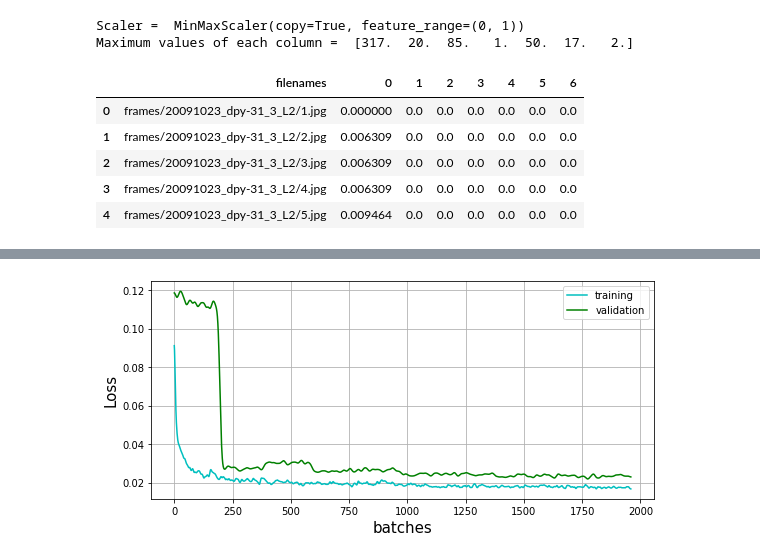
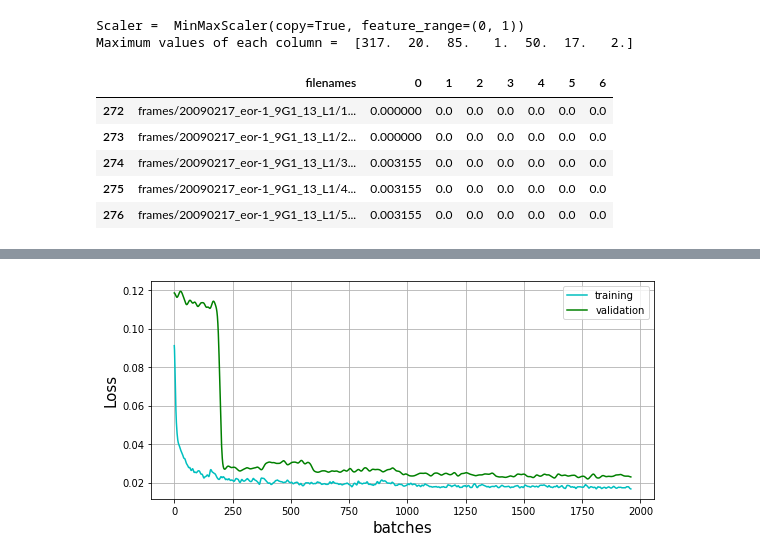
Before and after one commit to devoworm/GSoC-2020, a Jupyter notebook: Pre-trained Models (DevLearning)/notebooks/embryo_analysis/video_analysis/estimate_cell_family_population.ipynb, the cells around one changed output, grey strips where cells are left out. Saved outputs shown, nothing was run; the diff lists cells and outputs as text; code cells hidden in the pictures.

```diff
--- a/Pre-trained Models (DevLearning)/notebooks/embryo_analysis/video_analysis/estimate_cell_family_population.ipynb
+++ b/Pre-trained Models (DevLearning)/notebooks/embryo_analysis/video_analysis/estimate_cell_family_population.ipynb
@@ -54,22 +54,26 @@ print("Maximum values of each column = ", scaler.data_max_)
 Scaler =  MinMaxScaler(copy=True, feature_range=(0, 1))
 Maximum values of each column =  [317.  20.  85.   1.  50.  17.   2.]
 # %%
+look_for_tag = "L1"
+
 new_data = scaler.transform(data)
 
 filenames = df["filenames"]
 new_df = pd.DataFrame(new_data)
 
 final_df = pd.concat([filenames, new_df], axis = 1)
 
+final_df = final_df[final_df["filenames"].str.contains(look_for_tag)]
+
 final_df.to_csv("scaled_training_data.csv", index = False)
 final_df.head(5)
 # %% [output]
 |  | filenames | 0 | 1 | 2 | 3 | 4 | 5 | 6 |
-| 0 | frames/20091023_dpy-31_3_L2/1.jpg | 0.000000 | 0.0 | 0.0 | 0.0 | 0.0 | 0.0 | 0.0 |
-| 1 | frames/20091023_dpy-31_3_L2/2.jpg | 0.006309 | 0.0 | 0.0 | 0.0 | 0.0 | 0.0 | 0.0 |
-| 2 | frames/20091023_dpy-31_3_L2/3.jpg | 0.006309 | 0.0 | 0.0 | 0.0 | 0.0 | 0.0 | 0.0 |
-| 3 | frames/20091023_dpy-31_3_L2/4.jpg | 0.006309 | 0.0 | 0.0 | 0.0 | 0.0 | 0.0 | 0.0 |
-| 4 | frames/20091023_dpy-31_3_L2/5.jpg | 0.009464 | 0.0 | 0.0 | 0.0 | 0.0 | 0.0 | 0.0 |
+| 272 | frames/20090217_eor-1_9G1_13_L1/1... | 0.000000 | 0.0 | 0.0 | 0.0 | 0.0 | 0.0 | 0.0 |
+| 273 | frames/20090217_eor-1_9G1_13_L1/2... | 0.000000 | 0.0 | 0.0 | 0.0 | 0.0 | 0.0 | 0.0 |
+| 274 | frames/20090217_eor-1_9G1_13_L1/3... | 0.003155 | 0.0 | 0.0 | 0.0 | 0.0 | 0.0 | 0.0 |
+| 275 | frames/20090217_eor-1_9G1_13_L1/4... | 0.003155 | 0.0 | 0.0 | 0.0 | 0.0 | 0.0 | 0.0 |
+| 276 | frames/20090217_eor-1_9G1_13_L1/5... | 0.003155 | 0.0 | 0.0 | 0.0 | 0.0 | 0.0 | 0.0 |
 # %%
 class ImageDataset(Dataset):
     def __init__(self, labels_csv_path, augmentation =None, transform = None, RGB = False):
```
Also changed, not shown: parts of 20 cells of this notebook.
